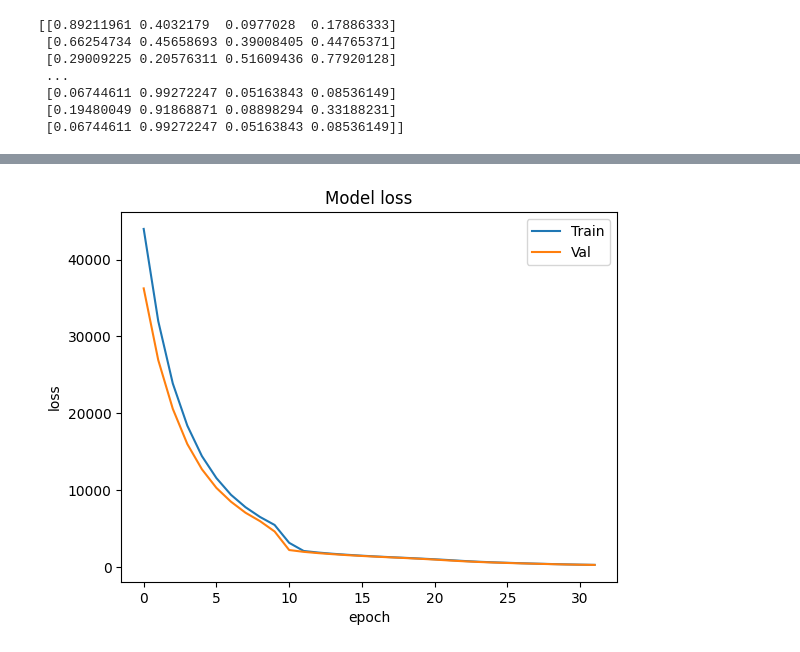
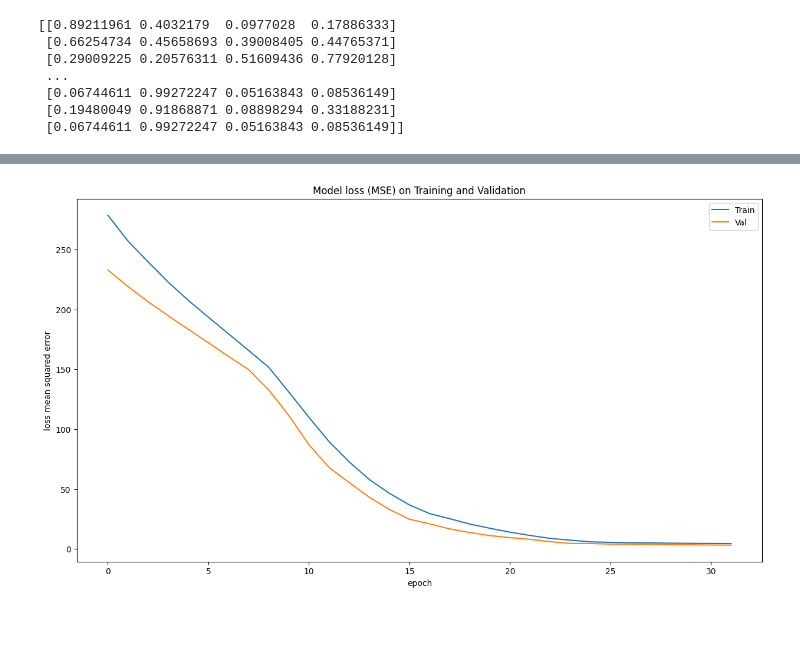
Before and after one commit to JavierPachas/nn_examples, a Jupyter notebook: dl_keras_regression.ipynb, the cells around one changed output, grey strips where cells are left out. Drawn from its saved outputs; the diff is of its cells as text; code cells hidden in the pictures; blank space fills up the shorter version.

```diff
--- a/dl_keras_regression.ipynb
+++ b/dl_keras_regression.ipynb
@@ -75,7 +129,7 @@ X_train, X_test, y_train, y_test = train_test_split(X, y, test_size = 0.2, rando
 # %%
 #Modeling
 model = Sequential()
-model.add(Dense(4, activation = 'relu'))
+model.add(Dense(4, input_dim = 4, activation = 'relu'))
 model.add(Dense(3, activation = 'relu'))
 model.add(Dense(1))
 # %%
@@ -104,11 +158,12 @@ Epoch 32/32
 # %%
 #evaluation
+plt.figure(figsize = (15,8))
 plt.plot(sq_model.history['loss'])
 plt.plot(sq_model.history['val_loss'])
-plt.title('Model loss')
+plt.title('Model loss (MSE) on Training and Validation')
 plt.xlabel('epoch')
-plt.ylabel('loss')
+plt.ylabel('loss mean squared error')
 plt.legend(['Train','Val'])
 plt.show()
 # %% [output]
-[figure, old version]
+[figure, new version]
```
Also changed, not shown: parts of 11 cells of this notebook.
